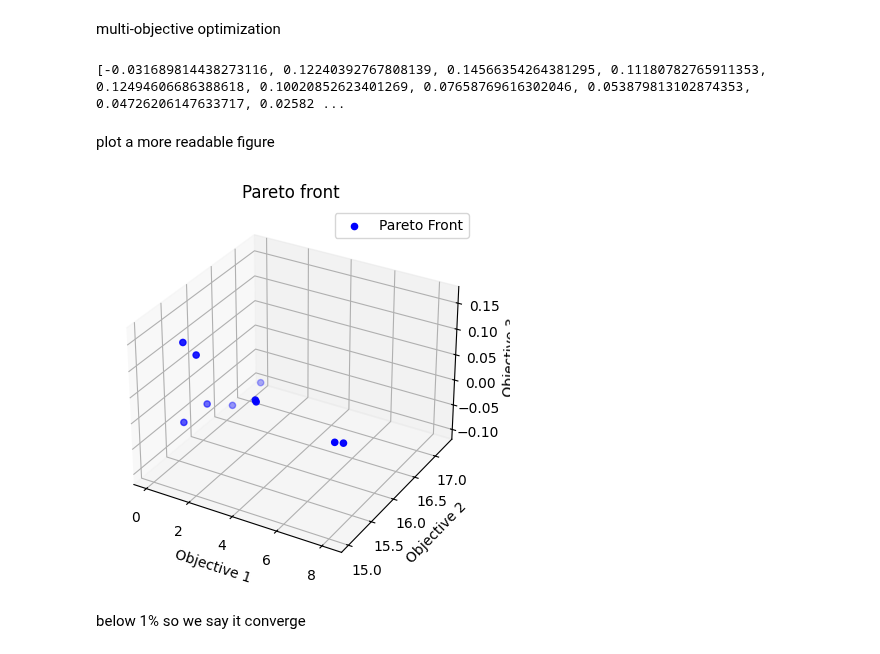
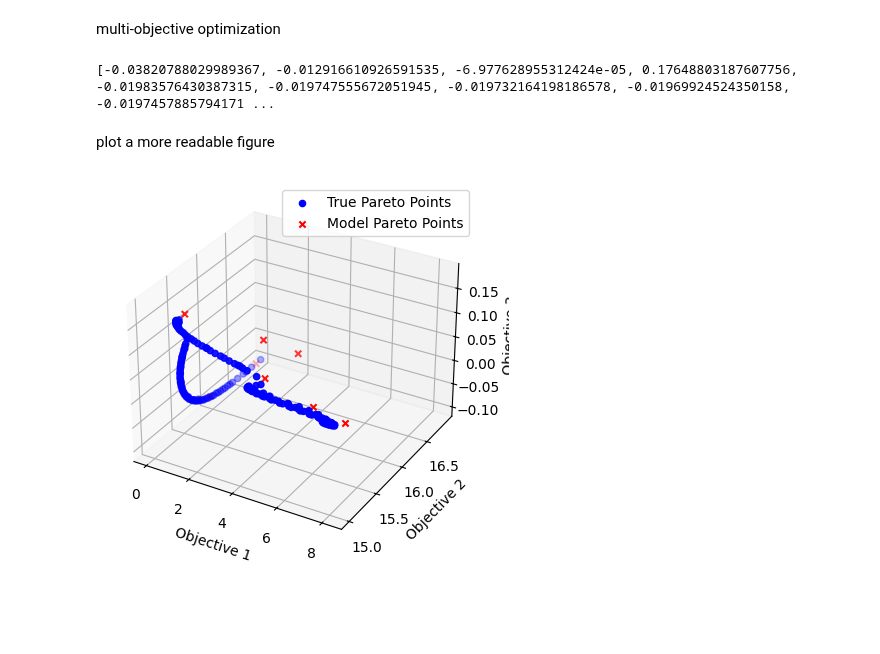
Before and after one commit to wzh-miasanmia/jax_mobo, a Jupyter notebook: mobo_np/mobo_3o.ipynb, the cells around one changed output. Cells and saved outputs as stored; diff of their text form; code cells hidden in the pictures; blank space fills up the shorter version.

```diff
--- a/mobo_np/mobo_3o.ipynb
+++ b/mobo_np/mobo_3o.ipynb
@@ -10,22 +10,19 @@ noise = 1e-3
 multi-objective optimization
 # %%
 from optim_process_mobo import optim_process
-from HV_cal import plot_pareto_hv
 import warnings
 warnings.filterwarnings("ignore", message="invalid value encountered in cast")
 
-n_init = 5 # TODO: consider changing it and what effect it has?
-n_iter = 50
+n_init = 10 # TODO: consider changing it and what effect it has?
+n_iter = 100
 pareto, HV_RelErr_list = optim_process(viennet_function, constraints, noise, n_init=n_init, n_iter=n_iter)
 print(HV_RelErr_list)
 # %% [output]
-[-0.031689814438273116, 0.12240392767808139, 0.14566354264381295, 0.11180782765911353, 0.12494606686388618, 0.10020852623401269, 0.07658769616302046, 0.053879813102874353, 0.04726206147633717, 0.02582 ...
+[-0.03820788029989367, -0.012916610926591535, -6.977628955312424e-05, 0.17648803187607756, -0.01983576430387315, -0.019747555672051945, -0.019732164198186578, -0.01969924524350158, -0.0197457885794171 ...
 # %% [markdown]
 plot a more readable figure
-# %%
-from HV_cal import plot_pareto_hv
-plot_pareto_hv(-pareto)
-# %% [output]
-[figure, removed]
-# %% [markdown]
-below 1% so we say it converge
+# %%
+from plot_pareto import plot_pareto_2d_3o
+plot_pareto_2d_3o(viennet_function, constraints, pareto)
+# %% [output]
+[figure, added]
```
Also changed, not shown: 2 other files.
